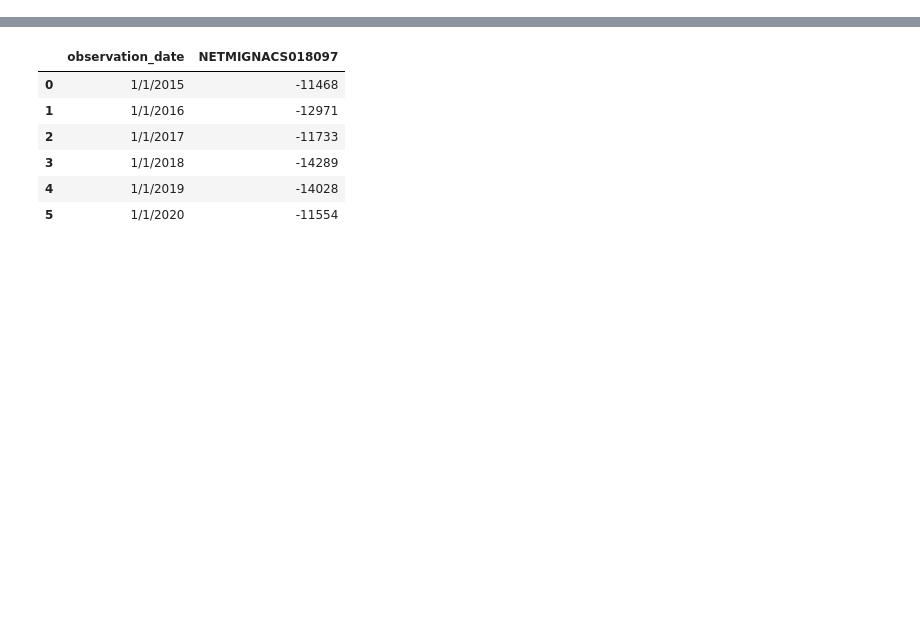
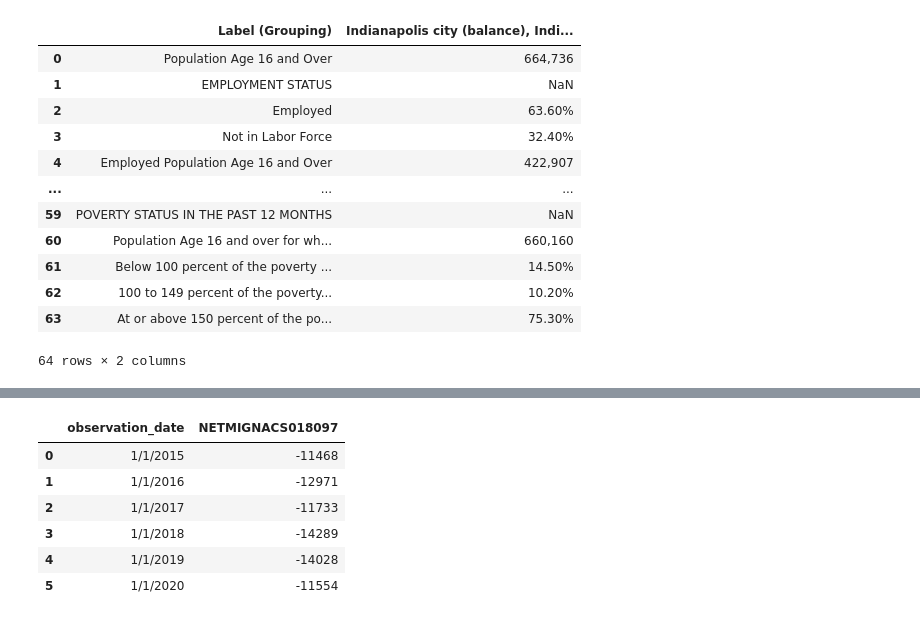
Before and after one commit to Drkellerman/Indy-data-project, a Jupyter notebook: VS-Code Capstone Project.ipynb, the cells around one changed output, grey strips where cells are left out. Drawn from its saved outputs; the diff is of its cells as text; code cells hidden in the pictures; blank space fills up the shorter version.

```diff
--- a/VS-Code Capstone Project.ipynb
+++ b/VS-Code Capstone Project.ipynb
@@ -158,4 +108,0 @@ Indy_PopData2019 =pd.read_csv("Indy_PopData2019.csv")
-# %%
-pd.set_option('display.max_rows', None)
-Indy_PopData2019
-pd.read_csv ("Indy_PopData2019.csv")
@@ -201,6 +152,28 @@ pd.read_csv ("Indy_PopData2018.csv")
 | 61 | Below 100 percent of the poverty ... | 14.50% | ±1.0 | 24.20% | ... |
 | 62 | 100 to 149 percent of the poverty... | 10.20% | ±1.4 | 14.30% | ... |
 | 63 | At or above 150 percent of the po... | 75.30% | ±1.6 | 61.40% | ... |
+# %%
+Indy_PopData2018.drop(['Indianapolis city (balance), Indiana!!With a Disability!!Estimate',
+                      'Indianapolis city (balance), Indiana!!No Disability!!Estimate',
+                      'Indianapolis city (balance), Indiana!!Total Civilian Noninstitutionalized Population!!Margin of Error',
+                      'Indianapolis city (balance), Indiana!!No Disability!!Margin of Error',
+                      'Indianapolis city (balance), Indiana!!With a Disability!!Margin of Error'],axis=1, inplace=True)
+# %%
+Indy_PopData2018
+# %% [output]
+|  | Label (Grouping) | Indianapolis city (balance), Indi... |
+| 0 | Population Age 16 and Over | 664,736 |
+| 1 | EMPLOYMENT STATUS | NaN |
+| 2 | Employed | 63.60% |
+| 3 | Not in Labor Force | 32.40% |
+| 4 | Employed Population Age 16 and Over | 422,907 |
+| ... | ... | ... |
+| 59 | POVERTY STATUS IN THE PAST 12 MONTHS | NaN |
+| 60 | Population Age 16 and over for wh... | 660,160 |
+| 61 | Below 100 percent of the poverty ... | 14.50% |
+| 62 | 100 to 149 percent of the poverty... | 10.20% |
+| 63 | At or above 150 percent of the po... | 75.30% |
+64 rows × 2 columns
 # %%
 Indy_PopData2017 =pd.read_csv("Indy_PopData2017.csv")
 # %%
```
Also changed, not shown: parts of 22 cells of this notebook, 3 other files.
